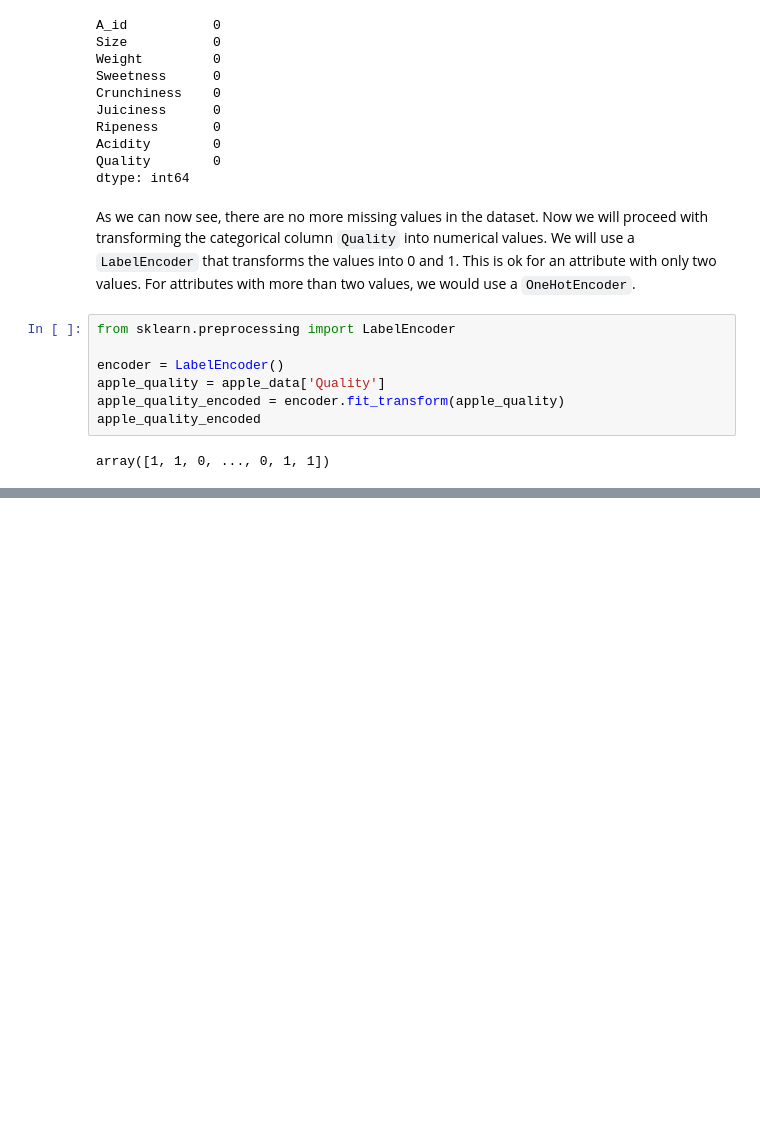
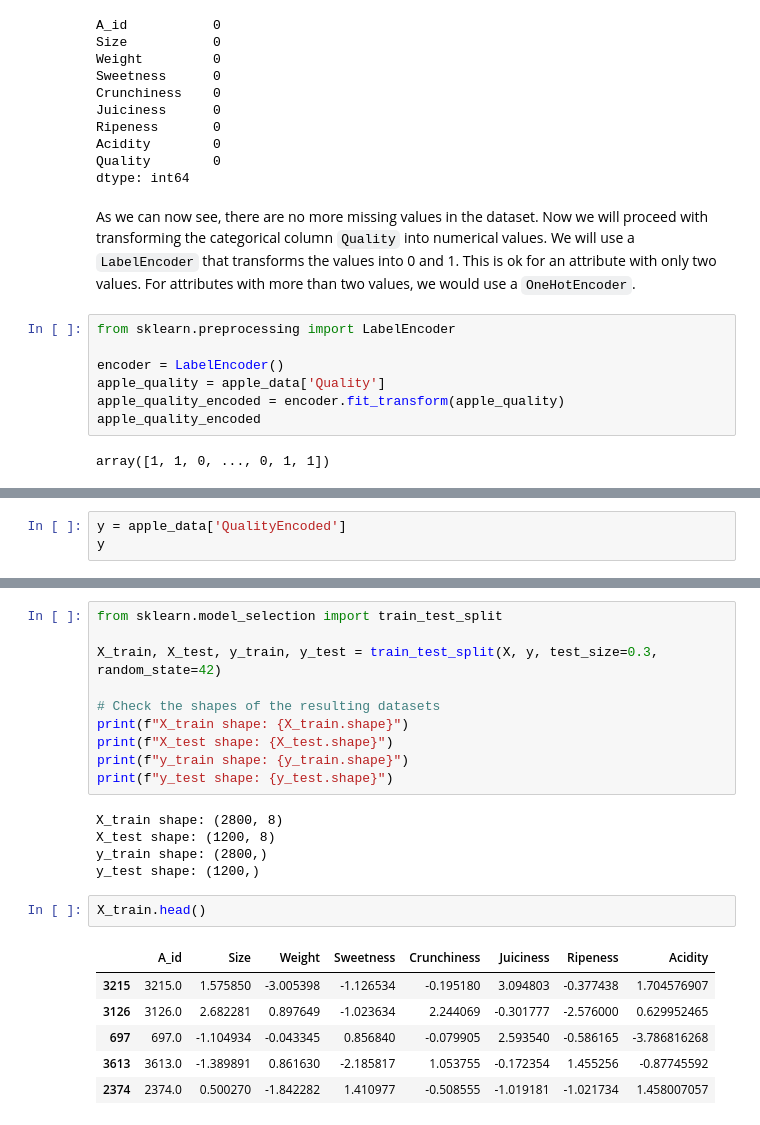
Before and after one commit to AleandroPresta/customer-shopping-analysis, a Jupyter notebook: apple-quality/notebooks/Prediction.ipynb, the cells around one changed output, grey strips where cells are left out. Drawn from its saved outputs; the diff is of its cells as text; blank space fills up the shorter version.

```diff
--- a/apple-quality/notebooks/Prediction.ipynb
+++ b/apple-quality/notebooks/Prediction.ipynb
@@ -91,0 +111,3 @@ apple_data.head()
+# %%
+y = apple_data['QualityEncoded']
+y
@@ -91,0 +127,24 @@ apple_data.head()
+# %%
+from sklearn.model_selection import train_test_split
+
+X_train, X_test, y_train, y_test = train_test_split(X, y, test_size=0.3, random_state=42)
+
+# Check the shapes of the resulting datasets
+print(f"X_train shape: {X_train.shape}")
+print(f"X_test shape: {X_test.shape}")
+print(f"y_train shape: {y_train.shape}")
+print(f"y_test shape: {y_test.shape}")
+# %% [output]
+X_train shape: (2800, 8)
+X_test shape: (1200, 8)
+y_train shape: (2800,)
+y_test shape: (1200,)
+# %%
+X_train.head()
+# %% [output]
+|  | A_id | Size | Weight | Sweetness | Crunchiness | Juiciness | Ripeness | Acidity |
+| 3215 | 3215.0 | 1.575850 | -3.005398 | -1.126534 | -0.195180 | 3.094803 | -0.377438 | 1.704576907 |
+| 3126 | 3126.0 | 2.682281 | 0.897649 | -1.023634 | 2.244069 | -0.301777 | -2.576000 | 0.629952465 |
+| 697 | 697.0 | -1.104934 | -0.043345 | 0.856840 | -0.079905 | 2.593540 | -0.586165 | -3.786816268 |
+| 3613 | 3613.0 | -1.389891 | 0.861630 | -2.185817 | 1.053755 | -0.172354 | 1.455256 | -0.87745592 |
+| 2374 | 2374.0 | 0.500270 | -1.842282 | 1.410977 | -0.508555 | -1.019181 | -1.021734 | 1.458007057 |
```
Also changed, not shown: parts of 13 cells of this notebook, 4 other files.
